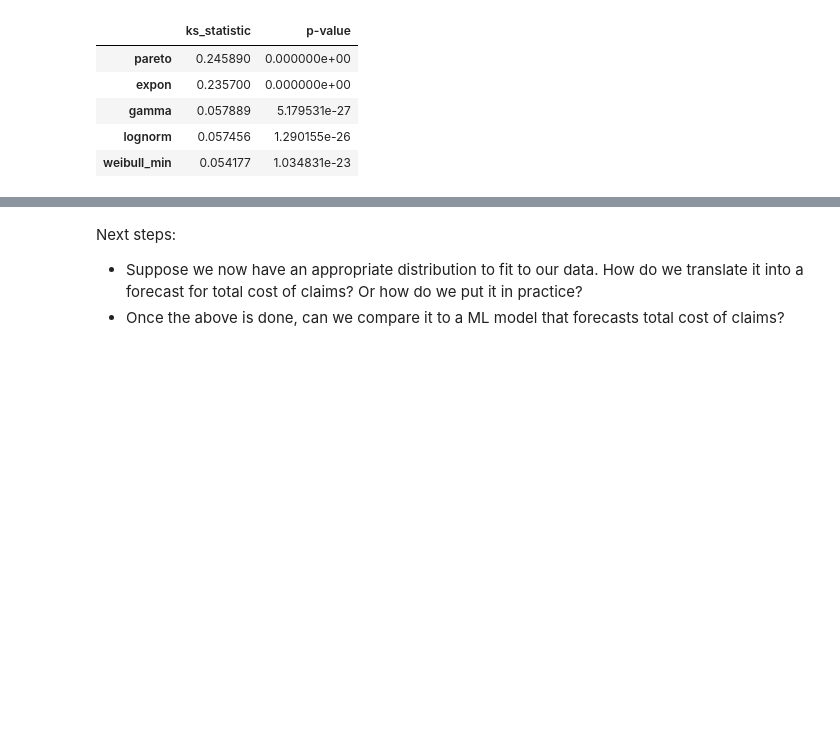
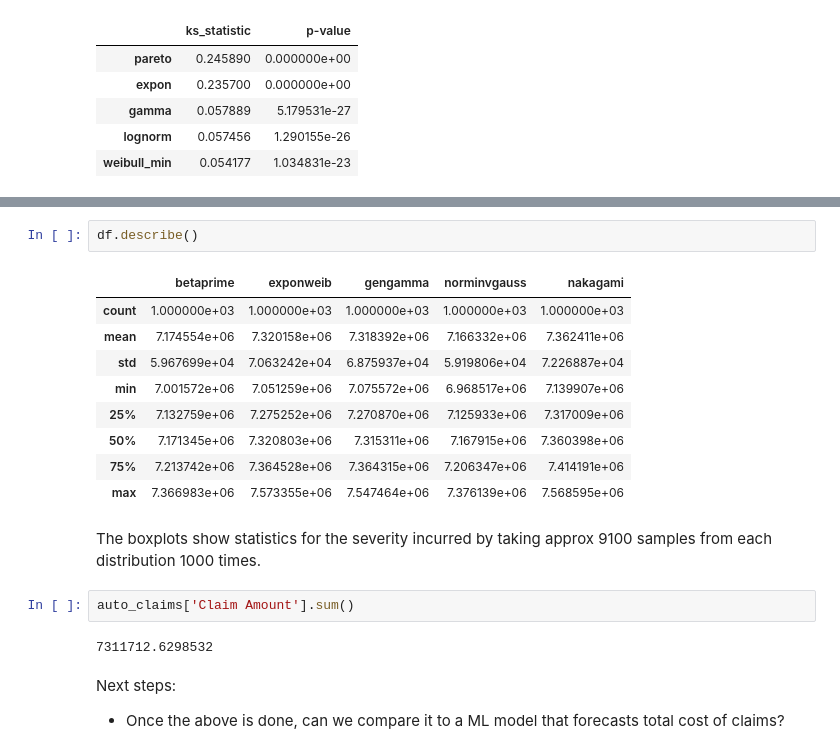
Before and after one commit to amaralcs/paper_studies, a Jupyter notebook: insurance_modelling/fitting_statistical_distributions.ipynb, the cells around one changed output, grey strips where cells are left out. Drawn from its saved outputs; the diff is of its cells as text; blank space fills up the shorter version.

```diff
--- a/insurance_modelling/fitting_statistical_distributions.ipynb
+++ b/insurance_modelling/fitting_statistical_distributions.ipynb
@@ -338,5 +517,22 @@ Exponweib is has lowest scores for both KS log_severity and log_log_severity and
+# %%
+df.describe()
+# %% [output]
+|  | betaprime | exponweib | gengamma | norminvgauss | nakagami |
+| count | 1.000000e+03 | 1.000000e+03 | 1.000000e+03 | 1.000000e+03 | 1.000000e+03 |
+| mean | 7.174554e+06 | 7.320158e+06 | 7.318392e+06 | 7.166332e+06 | 7.362411e+06 |
+| std | 5.967699e+04 | 7.063242e+04 | 6.875937e+04 | 5.919806e+04 | 7.226887e+04 |
+| min | 7.001572e+06 | 7.051259e+06 | 7.075572e+06 | 6.968517e+06 | 7.139907e+06 |
+| 25% | 7.132759e+06 | 7.275252e+06 | 7.270870e+06 | 7.125933e+06 | 7.317009e+06 |
+| 50% | 7.171345e+06 | 7.320803e+06 | 7.315311e+06 | 7.167915e+06 | 7.360398e+06 |
+| 75% | 7.213742e+06 | 7.364528e+06 | 7.364315e+06 | 7.206347e+06 | 7.414191e+06 |
+| max | 7.366983e+06 | 7.573355e+06 | 7.547464e+06 | 7.376139e+06 | 7.568595e+06 |
+# %% [markdown]
+The boxplots show statistics for the severity incurred by taking approx 9100 samples from each distribution 1000 times.
+# %%
+auto_claims['Claim Amount'].sum()
+# %% [output]
+7311712.6298532
 # %% [markdown]
 Next steps:
 
-* Suppose we now have an appropriate distribution to fit to our data. How do we translate it  into a forecast for total cost of claims? Or how do we put it in practice?
 * Once the above is done, can we compare it to a ML model that forecasts total cost of claims?
```
Also changed, not shown: parts of 31 cells of this notebook.
